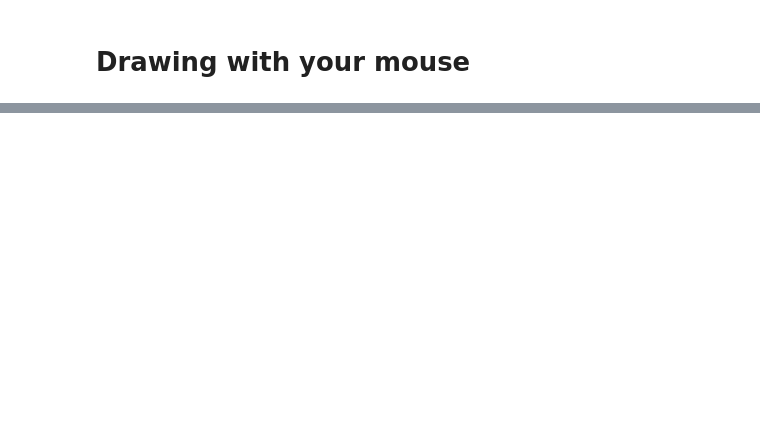
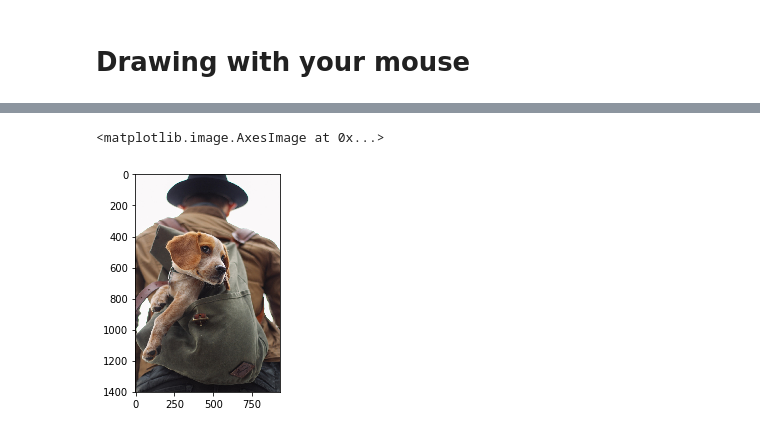
Before and after one commit to fares-ds/Computer_Vision_with_OpenCV_and_TensorFlow, a Jupyter notebook: image_basics_with_OpenCV.ipynb, the cells around one changed output, grey strips where cells are left out. Drawn from its saved outputs; the diff is of its cells as text; code cells hidden in the pictures; blank space fills up the shorter version.

```diff
--- a/image_basics_with_OpenCV.ipynb
+++ b/image_basics_with_OpenCV.ipynb
@@ -298,0 +304,6 @@ cv2.destroyAllWindows()
+# %%
+dog = cv2.cvtColor(dog, cv2.COLOR_RGB2BGR)
+plt.imshow(dog)
+# %% [output]
+<matplotlib.image.AxesImage at 0x...>
+[figure, added]
```
Also changed, not shown: parts of 8 cells of this notebook.
